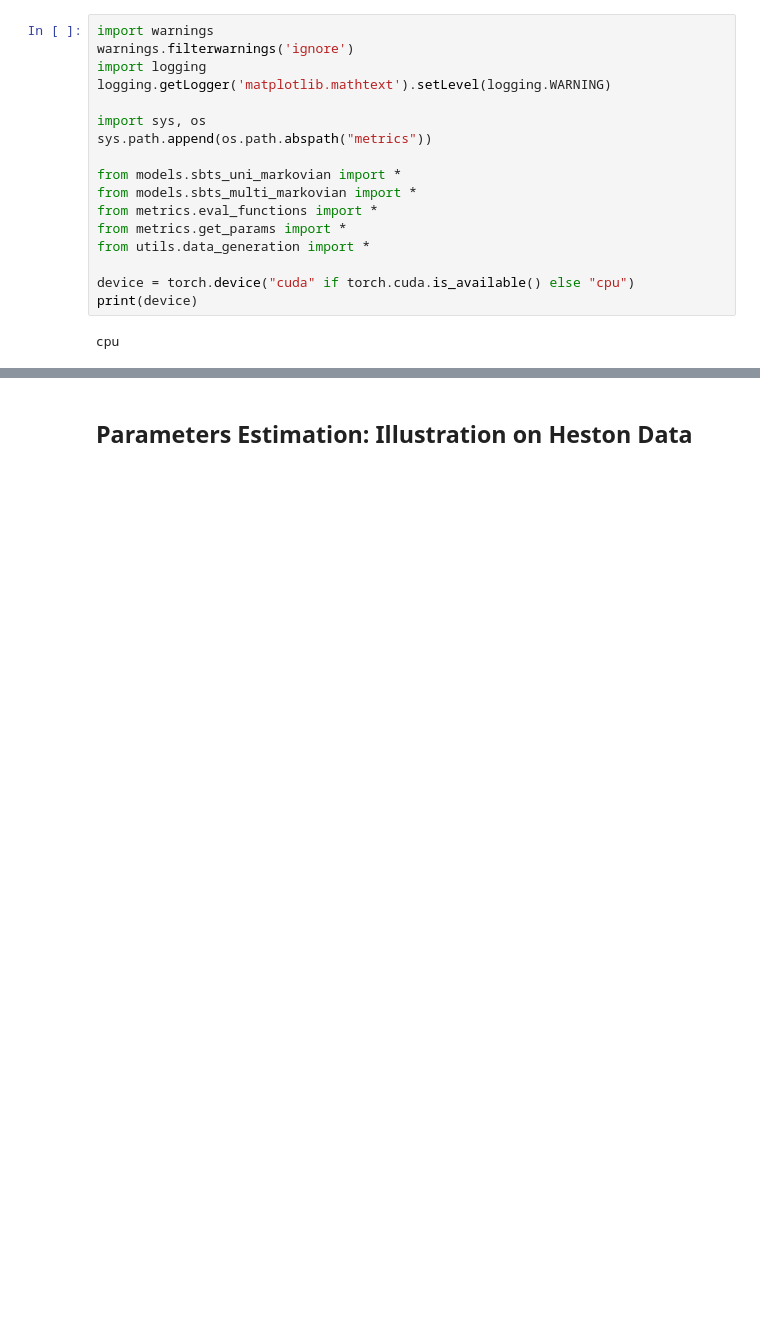
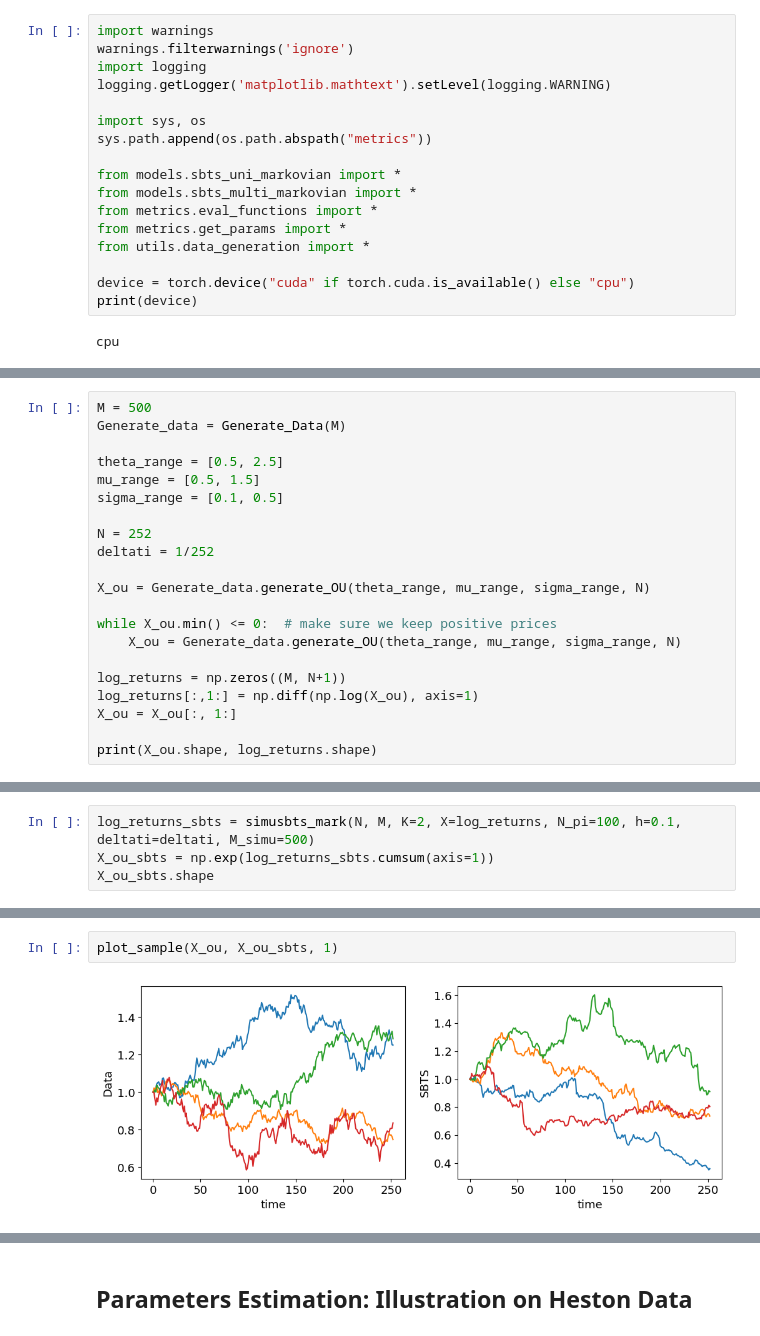
Before and after one commit to alexouadi/SBTS, a Jupyter notebook: experiments_demo.ipynb, the cells around one changed output, grey strips where cells are left out. Saved outputs shown, nothing was run; the diff lists cells and outputs as text; blank space fills up the shorter version.

```diff
--- a/experiments_demo.ipynb
+++ b/experiments_demo.ipynb
@@ -22,0 +25,21 @@ cpu
+# %%
+M = 500
+Generate_data = Generate_Data(M)
+
+theta_range = [0.5, 2.5]
+mu_range = [0.5, 1.5]
+sigma_range = [0.1, 0.5]
+
+N = 252
+deltati = 1/252
+
+X_ou = Generate_data.generate_OU(theta_range, mu_range, sigma_range, N)
+
+while X_ou.min() <= 0:  # make sure we keep positive prices
+    X_ou = Generate_data.generate_OU(theta_range, mu_range, sigma_range, N)
+
+log_returns = np.zeros((M, N+1))
+log_returns[:,1:] = np.diff(np.log(X_ou), axis=1)
+X_ou = X_ou[:, 1:]
+
+print(X_ou.shape, log_returns.shape)
@@ -22,0 +48,4 @@ cpu
+# %%
+log_returns_sbts = simusbts_mark(N, M, K=2, X=log_returns, N_pi=100, h=0.1, deltati=deltati, M_simu=500)
+X_ou_sbts = np.exp(log_returns_sbts.cumsum(axis=1))
+X_ou_sbts.shape
@@ -22,0 +58,4 @@ cpu
+# %%
+plot_sample(X_ou, X_ou_sbts, 1)
+# %% [output]
+[figure, added]
```
Also changed, not shown: parts of 4 cells of this notebook.
